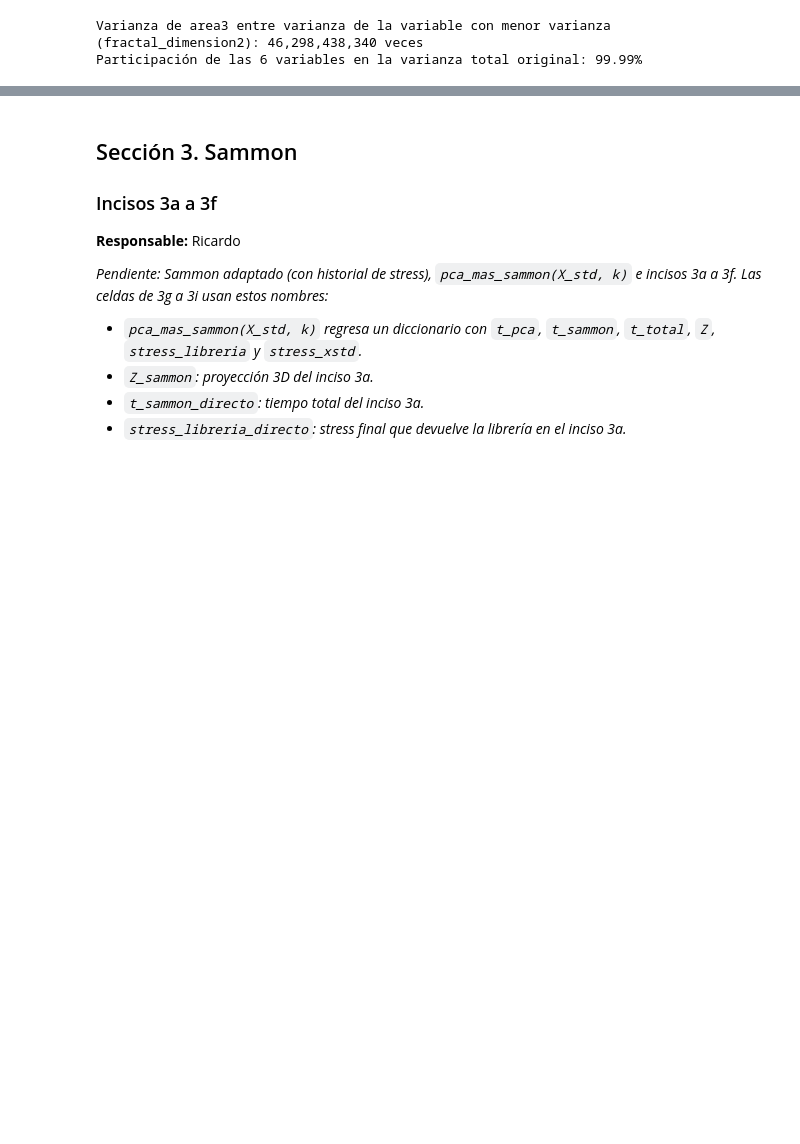
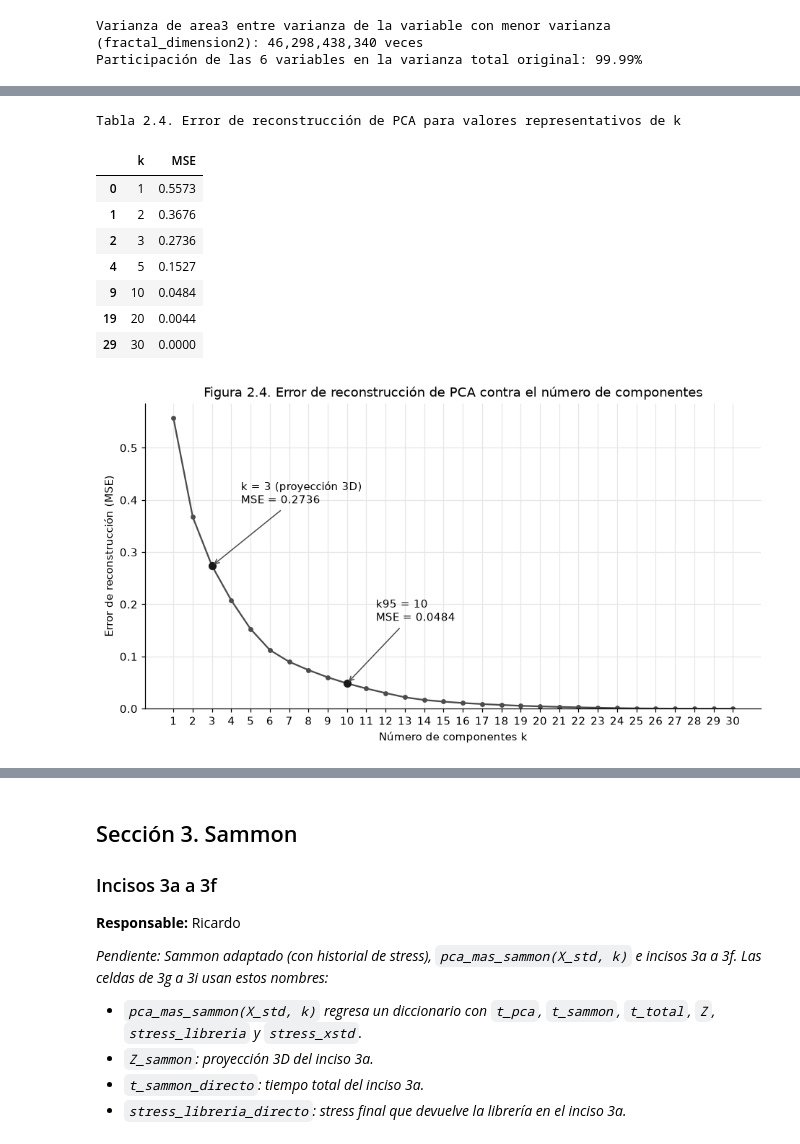
Before and after one commit to MelSurikun/data-analytics-and-visualization, a Jupyter notebook: Practica02/Practica02.ipynb, the cells around one changed output, grey strips where cells are left out. Cells and saved outputs as stored; diff of their text form; code cells hidden in the pictures; blank space fills up the shorter version.

```diff
--- a/Practica02/Practica02.ipynb
+++ b/Practica02/Practica02.ipynb
@@ -555,0 +826,58 @@ _Pendiente: incisos 2a a 2f. Guardar en `k95` el número de componentes que acum
+# %%
+# ===========================================================
+# Autor:       Magaly
+# Fecha:       03 noviembre 2026
+# Descripción: Error de reconstrucción (MSE) de PCA contra el número de componentes k.
+# Insumo:      X_std, k95.
+# Resultado:   tabla_error_rec, Tabla 2.4, Figura 2.4 y resultados/pca_error_reconstruccion.csv.
+# ===========================================================
+# Para cada k de 1 a 30: se proyecta a k dimensiones, se regresa a las 30 variables
+# (inverse_transform) y se mide cuánto se alejó la reconstrucción de los datos reales.
+filas = []                                  # Aquí se guarda un par (k, MSE) por cada k
+for k in range(1, X_std.shape[1] + 1):      # range(1, 31) recorre k = 1, 2, ..., 30
+    pca_k = PCA(n_components=k, random_state=SEED)       # PCA que conserva k componentes
+    Z_k = pca_k.fit_transform(X_std)                     # Proyección a k dimensiones
+    X_rec = pca_k.inverse_transform(Z_k)                 # Regreso al espacio de 30 variables
+    # error_reconstruccion es la función compartida de la Sección 0 (MSE)
+    filas.append({"k": k, "MSE": error_reconstruccion(X_std, X_rec)})
+tabla_error_rec = pd.DataFrame(filas)       # Convierte la lista en tabla: columnas k y MSE
+
+# Tabla con algunos valores representativos, como evidencia
+print("Tabla 2.4. Error de reconstrucción de PCA para valores representativos de k")
+# isin conserva solo las filas cuyo k esté en la lista
+display(tabla_error_rec[tabla_error_rec["k"].isin([1, 2, 3, 5, 10, 20, 30])].round(4))
+
+# --- GRÁFICA ---
+fig, ax = plt.subplots(figsize=(10, 5))
+ax.plot(tabla_error_rec["k"], tabla_error_rec["MSE"], color=COLORES_METODO["PCA"],
+        marker="o", markersize=3.5, linewidth=1.5)
+# Marca los dos valores de k que se usan en la práctica: 3 (proyección 3D) y k95
+for k_marcado, texto in [(3, "k = 3 (proyección 3D)"), (k95, f"k95 = {k95}")]:
+    # Busca la fila de ese k y toma su MSE; iloc[0] saca el único valor encontrado
+    mse_k = tabla_error_rec.loc[tabla_error_rec["k"] == k_marcado, "MSE"].iloc[0]
+    ax.scatter(k_marcado, mse_k, color="#1A1A1A", s=40, zorder=3)  # Punto más grande y oscuro
+    # "\n" es un salto de línea dentro del texto
+    ax.annotate(f"{texto}\nMSE = {mse_k:.4f}", xy=(k_marcado, mse_k),
+                xytext=(k_marcado + 1.5, mse_k + 0.12),       # El texto va arriba a la derecha
+                arrowprops={"arrowstyle": "->", "color": "#4C4C4C"})
+ax.set_xticks(tabla_error_rec["k"])          # Un número por cada k
+ax.set_xlabel("Número de componentes k")
+ax.set_ylabel("Error de reconstrucción (MSE)")
+ax.set_ylim(bottom=0)                        # El eje empieza en 0, el error mínimo posible
+ax.set_title("Figura 2.4. Error de reconstrucción de PCA contra el número de componentes")
+fig.savefig(RUTA_FIGURAS / "figura_2.4_error_reconstruccion_pca.png")
+plt.show()
+
+# Exporta la curva completa para el tablero (README, sección 3.8)
+exportar_csv(tabla_error_rec, "pca_error_reconstruccion.csv")
+# %% [output]
+Tabla 2.4. Error de reconstrucción de PCA para valores representativos de k
+|  | k | MSE |
+| 0 | 1 | 0.5573 |
+| 1 | 2 | 0.3676 |
+| 2 | 3 | 0.2736 |
+| 4 | 5 | 0.1527 |
+| 9 | 10 | 0.0484 |
+| 19 | 20 | 0.0044 |
+| 29 | 30 | 0.0000 |
+[figure, added]
```
Also changed, not shown: parts of 14 cells of this notebook, 7 other files.
